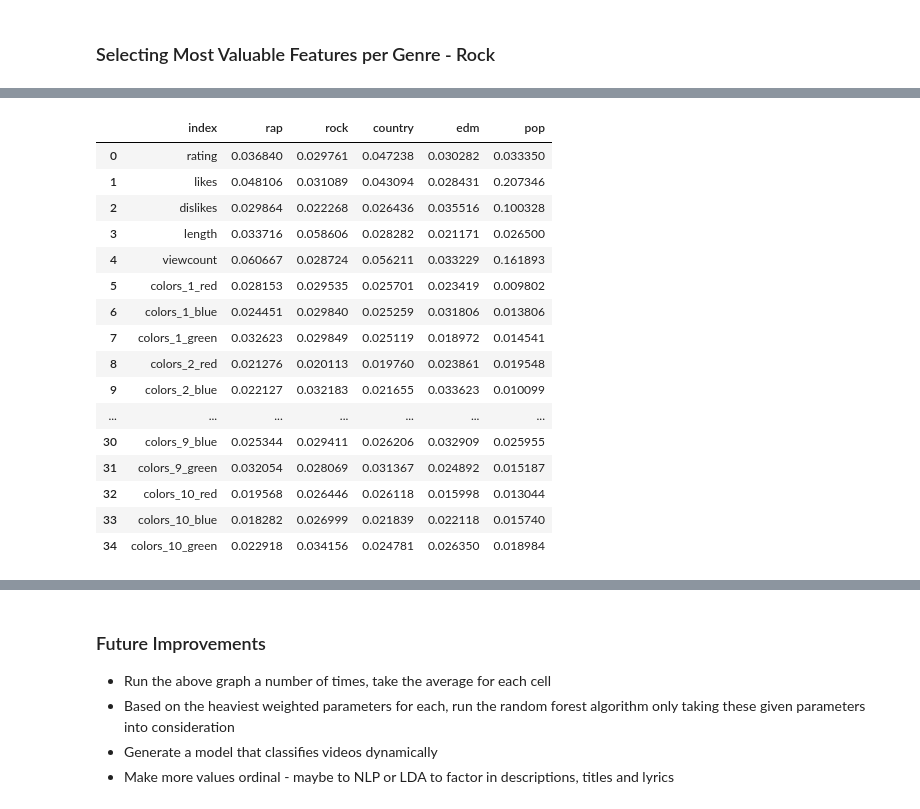
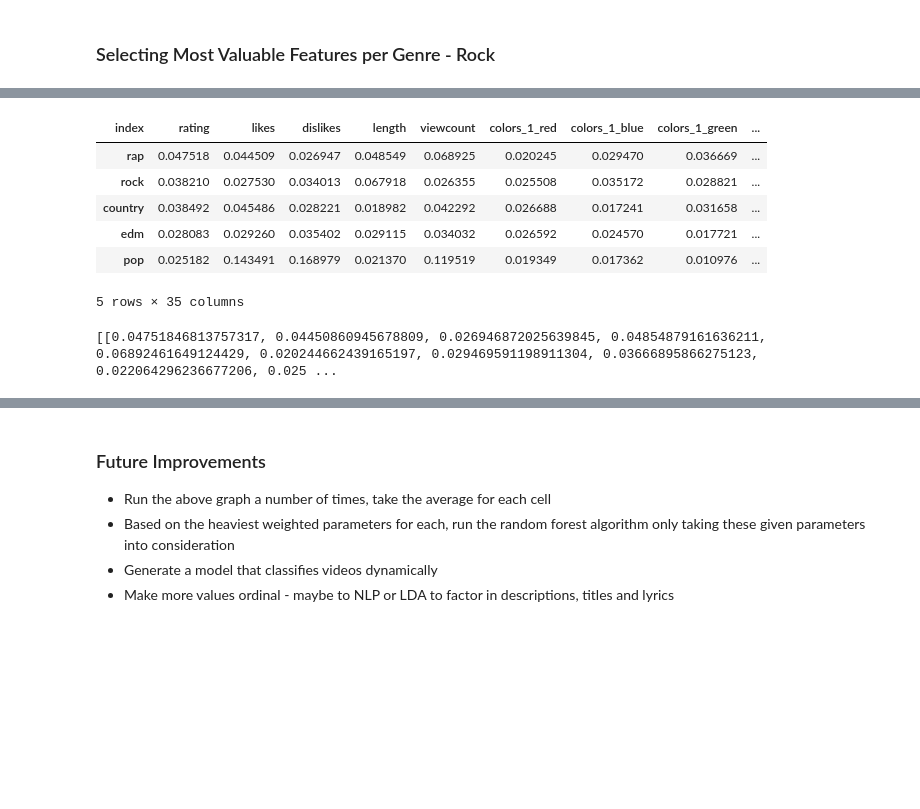
Before and after one commit to wmoncrief/Pixal, a Jupyter notebook: VidAnalysis/Dalton_RF.ipynb, the cells around one changed output, grey strips where cells are left out. Cells and saved outputs as stored; diff of their text form; code cells hidden in the pictures; blank space fills up the shorter version.

```diff
--- a/VidAnalysis/Dalton_RF.ipynb
+++ b/VidAnalysis/Dalton_RF.ipynb
@@ -447,23 +436,19 @@ y, _ = pd.factorize(training_set['is_pop'])
 model.fit(training_set[all_features], y)
 
 df['pop'] = model.feature_importances_
-
-df
-# %% [output]
-|  | index | rap | rock | country | edm | pop |
-| 0 | rating | 0.036840 | 0.029761 | 0.047238 | 0.030282 | 0.033350 |
-| 1 | likes | 0.048106 | 0.031089 | 0.043094 | 0.028431 | 0.207346 |
-| 2 | dislikes | 0.029864 | 0.022268 | 0.026436 | 0.035516 | 0.100328 |
-| 3 | length | 0.033716 | 0.058606 | 0.028282 | 0.021171 | 0.026500 |
-| 4 | viewcount | 0.060667 | 0.028724 | 0.056211 | 0.033229 | 0.161893 |
-| 5 | colors_1_red | 0.028153 | 0.029535 | 0.025701 | 0.023419 | 0.009802 |
-| 6 | colors_1_blue | 0.024451 | 0.029840 | 0.025259 | 0.031806 | 0.013806 |
-| 7 | colors_1_green | 0.032623 | 0.029849 | 0.025119 | 0.018972 | 0.014541 |
-| 8 | colors_2_red | 0.021276 | 0.020113 | 0.019760 | 0.023861 | 0.019548 |
-| 9 | colors_2_blue | 0.022127 | 0.032183 | 0.021655 | 0.033623 | 0.010099 |
-| ... | ... | ... | ... | ... | ... | ... |
-| 30 | colors_9_blue | 0.025344 | 0.029411 | 0.026206 | 0.032909 | 0.025955 |
-| 31 | colors_9_green | 0.032054 | 0.028069 | 0.031367 | 0.024892 | 0.015187 |
-| 32 | colors_10_red | 0.019568 | 0.026446 | 0.026118 | 0.015998 | 0.013044 |
-| 33 | colors_10_blue | 0.018282 | 0.026999 | 0.021839 | 0.022118 | 0.015740 |
-| 34 | colors_10_green | 0.022918 | 0.034156 | 0.024781 | 0.026350 | 0.018984 |
+# %%
+df = df.set_index('index')
+df = df.transpose()
+df.head()
+# %% [output]
+| index | rating | likes | dislikes | length | viewcount | colors_1_red | colors_1_blue | colors_1_green | ... |
+| rap | 0.047518 | 0.044509 | 0.026947 | 0.048549 | 0.068925 | 0.020245 | 0.029470 | 0.036669 | ... |
+| rock | 0.038210 | 0.027530 | 0.034013 | 0.067918 | 0.026355 | 0.025508 | 0.035172 | 0.028821 | ... |
+| country | 0.038492 | 0.045486 | 0.028221 | 0.018982 | 0.042292 | 0.026688 | 0.017241 | 0.031658 | ... |
+| edm | 0.028083 | 0.029260 | 0.035402 | 0.029115 | 0.034032 | 0.026592 | 0.024570 | 0.017721 | ... |
+| pop | 0.025182 | 0.143491 | 0.168979 | 0.021370 | 0.119519 | 0.019349 | 0.017362 | 0.010976 | ... |
+5 rows × 35 columns
+# %%
+lol =
+# %% [output]
+[[0.04751846813757317, 0.04450860945678809, 0.026946872025639845, 0.04854879161636211, 0.06892461649124429, 0.020244662439165197, 0.029469591198911304, 0.03666895866275123, 0.022064296236677206, 0.025 ...
```
Also changed, not shown: parts of 15 cells of this notebook.
